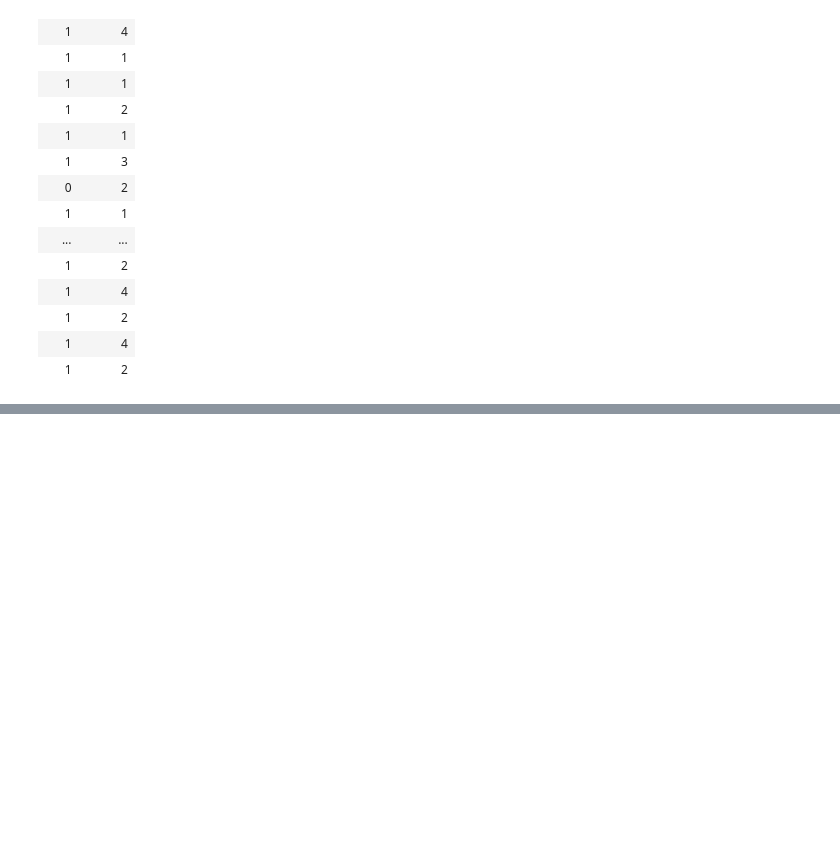
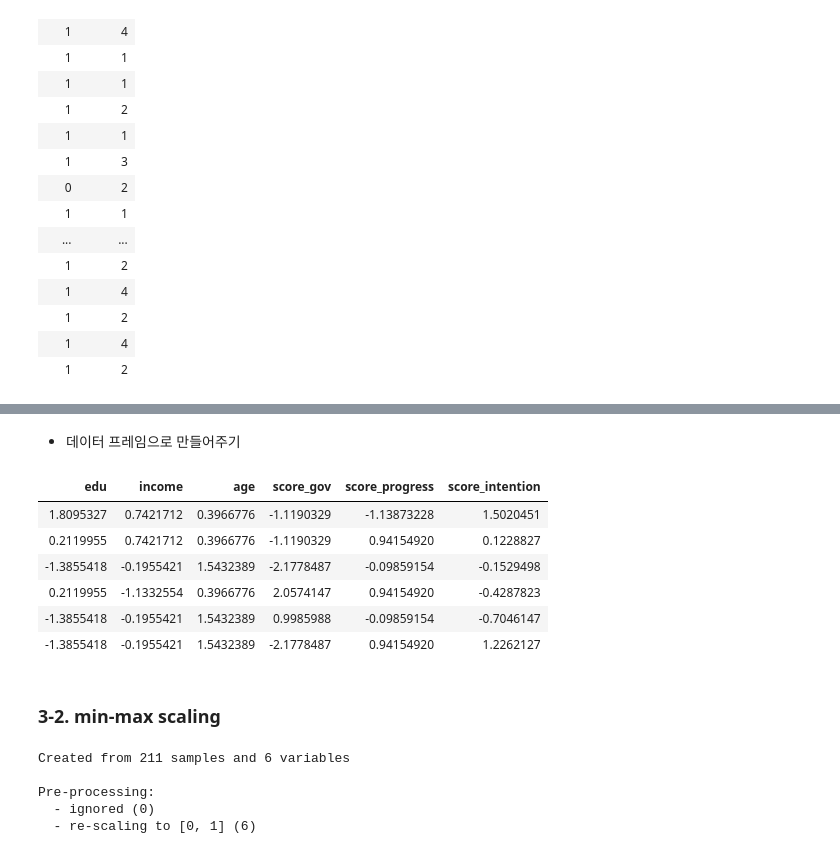
Before and after one commit to SEONGJAE-YOO/R-study, a Jupyter notebook: DataScaling.ipynb, the cells around one changed output, grey strips where cells are left out. Saved outputs shown, nothing was run; the diff lists cells and outputs as text; code cells hidden in the pictures; blank space fills up the shorter version.

```diff
--- a/DataScaling.ipynb
+++ b/DataScaling.ipynb
@@ -130,0 +245,24 @@ data_class
+# %% [markdown]
+- 데이터 프레임으로 만들어주기
+# %%
+data_standard <- predict(StandardScale, data_num)
+head(data_standard)
+# %% [output]
+| edu | income | age | score_gov | score_progress | score_intention |
+| 1.8095327 | 0.7421712 | 0.3966776 | -1.1190329 | -1.13873228 | 1.5020451 |
+| 0.2119955 | 0.7421712 | 0.3966776 | -1.1190329 | 0.94154920 | 0.1228827 |
+| -1.3855418 | -0.1955421 | 1.5432389 | -2.1778487 | -0.09859154 | -0.1529498 |
+| 0.2119955 | -1.1332554 | 0.3966776 | 2.0574147 | 0.94154920 | -0.4287823 |
+| -1.3855418 | -0.1955421 | 1.5432389 | 0.9985988 | -0.09859154 | -0.7046147 |
+| -1.3855418 | -0.1955421 | 1.5432389 | -2.1778487 | 0.94154920 | 1.2262127 |
+# %% [markdown]
+### 3-2. min-max scaling
+# %%
+MinMaxScale <- preProcess(data_num, method=c("range"))
+print(MinMaxScale)
+# %% [output]
+Created from 211 samples and 6 variables
+
+Pre-processing:
+  - ignored (0)
+  - re-scaling to [0, 1] (6)
```
Also changed, not shown: parts of 20 cells of this notebook.
